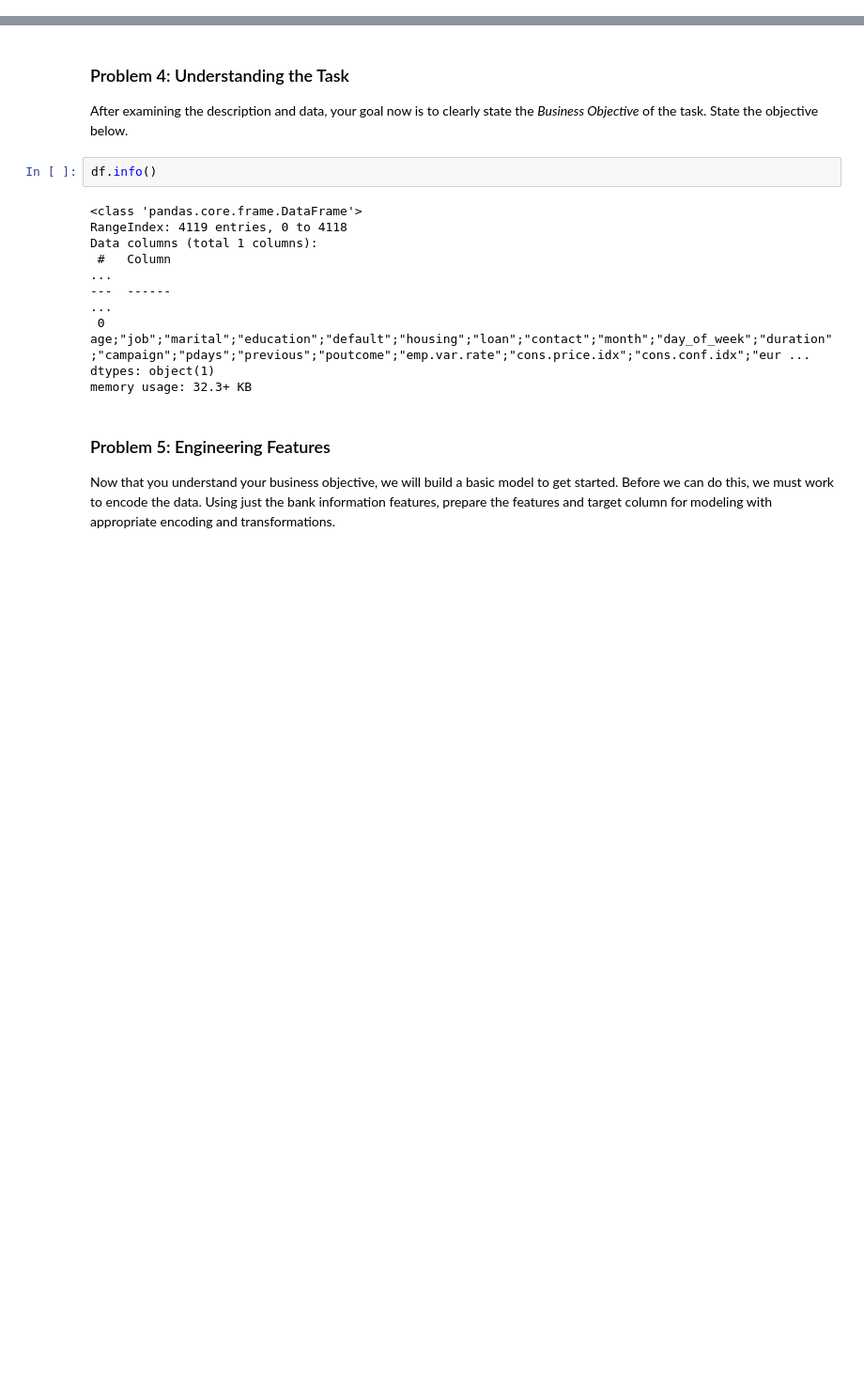
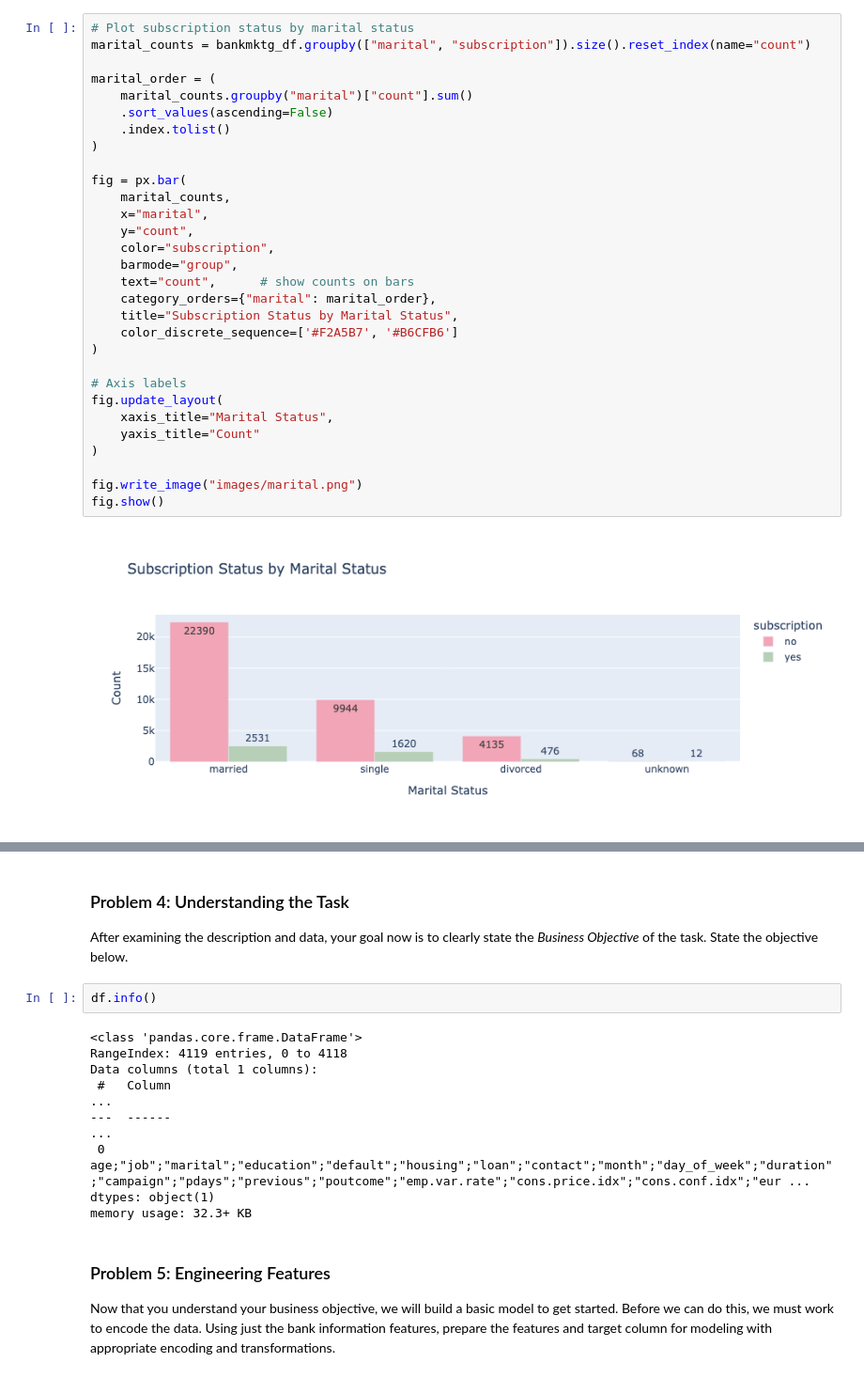
Before and after one commit to kfmatovic716/BANK-MARKETING-CAMPAIGN, a Jupyter notebook: bankmktgcampgn.ipynb, the cells around one changed output, grey strips where cells are left out. Shown at 94% size. Saved outputs shown, nothing was run; the diff lists cells and outputs as text; blank space fills up the shorter version.

```diff
--- a/bankmktgcampgn.ipynb
+++ b/bankmktgcampgn.ipynb
@@ -250,0 +242,32 @@ fig.show()
+# %%
+# Plot subscription status by marital status
+marital_counts = bankmktg_df.groupby(["marital", "subscription"]).size().reset_index(name="count")
+
+marital_order = (
+    marital_counts.groupby("marital")["count"].sum()
+    .sort_values(ascending=False)
+    .index.tolist()
+)
+
+fig = px.bar(
+    marital_counts,
+    x="marital",
+    y="count",
+    color="subscription",
+    barmode="group",
+    text="count",      # show counts on bars
+    category_orders={"marital": marital_order},
+    title="Subscription Status by Marital Status",
+    color_discrete_sequence=['#F2A5B7', '#B6CFB6']
+)
+
+# Axis labels
+fig.update_layout(
+    xaxis_title="Marital Status",
+    yaxis_title="Count"
+)
+
+fig.write_image("images/marital.png")
+fig.show()
+# %% [output]
+[figure, added]
```
Also changed, not shown: parts of 47 cells of this notebook, 8 other files.
